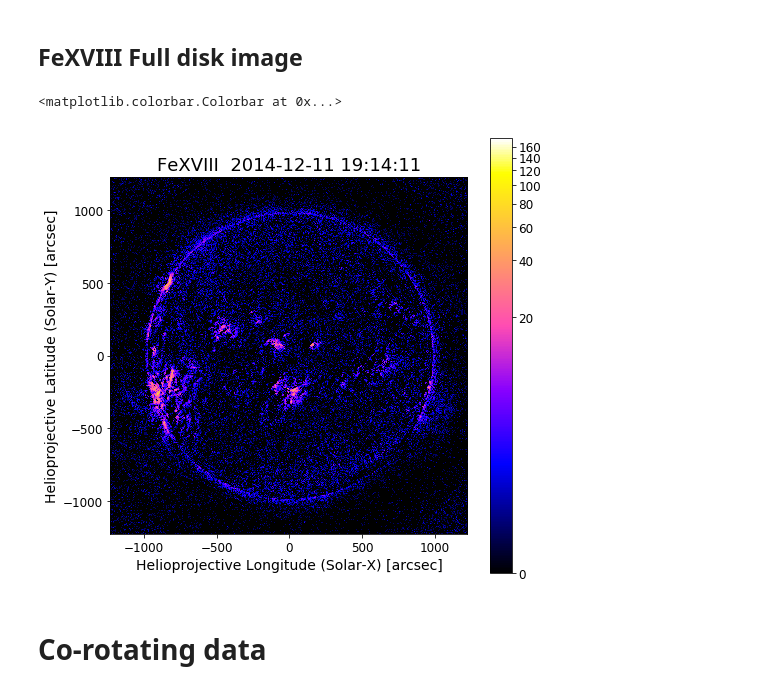
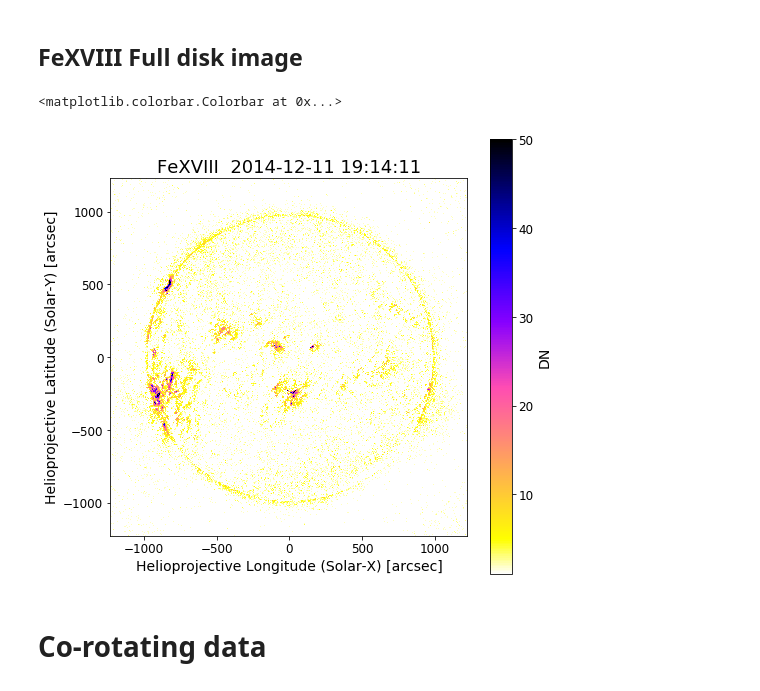
Before and after one commit to pymilo/Milo_FOXSI_Science, a Jupyter notebook: Notebooks/For_Athiray_StanDev.ipynb, the cells around one changed output. Saved outputs shown, nothing was run; the diff lists cells and outputs as text; code cells hidden in the pictures.

```diff
--- a/Notebooks/For_Athiray_StanDev.ipynb
+++ b/Notebooks/For_Athiray_StanDev.ipynb
@@ -71,12 +74,14 @@ fd211 = Map(file_list['211'][70])
 fd = Map(file_list['171'][70])
 fd.data[:] = fd094.data - fd211.data[:]/120 - fd171.data[:]/450
 # %%
+''' Plot '''
 fig, ax = plt.subplots(figsize=(8,8));
-fd.plot(vmin=0,cmap='gnuplot2')
-plt.title('FeXVIII '+fd.name[-20:],fontsize=18);plt.colorbar()
+fd.plot_settings['norm'] = colors.Normalize()
+fd.plot(cmap='gnuplot2_r',vmin=1,vmax=50)
+plt.title('FeXVIII '+fd.name[-20:],fontsize=18);plt.colorbar(label=fd.meta['pixlunit'])
 # %% [output]
 <matplotlib.colorbar.Colorbar at 0x...>
-[figure, old version]
+[figure, new version]
 # %% [markdown]
 # Co-rotating data
 # %%
```
Also changed, not shown: parts of 32 cells of this notebook, 3 other files.
